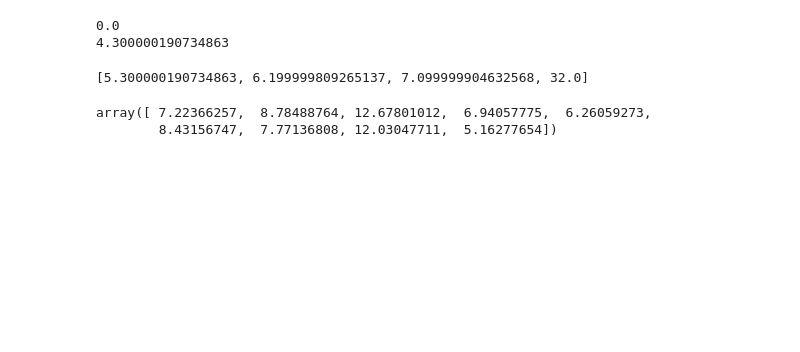
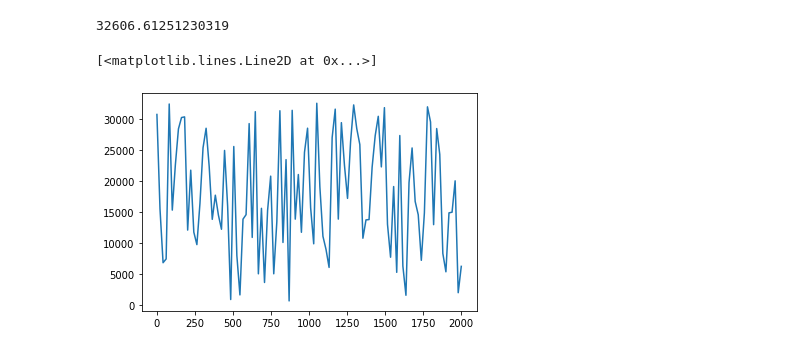
Before and after one commit to Gerardo115pp/irrFilterASM, a Jupyter notebook: test.ipynb, the cells around one changed output. Drawn from its saved outputs; the diff is of its cells as text; code cells hidden in the pictures; blank space fills up the shorter version.

Commit message:
irrFilterFinished

```diff
--- a/test.ipynb
+++ b/test.ipynb
@@ -10,26 +0,0 @@ irrFilter.restype = ctypes.c_void_p
-# %%
-sounds = [4.3, 4.2, 4.1, 4.0]
-array_type = ctypes.c_float * 4
-p_sounds = ctypes.pointer(array_type(*[0, 0, 0, 0]))
-filtred_sounds = ctypes.pointer((array_type(*[0, 0, 0, 0])))
-p_sounds.contents = array_type(*sounds)
-print(filtred_sounds.contents[0])
-print(p_sounds.contents[0])
-
-irrFilter(p_sounds, filtred_sounds, len(sounds))
-# %% [output]
-0.0
-4.300000190734863
-# %%
-print(list(filtred_sounds.contents))
-# %% [output]
-[5.300000190734863, 6.199999809265137, 7.099999904632568, 32.0]
-# %%
-import numpy as np
-sounds = (np.random.rand(4)+0.5)*32000
-p_sounds = ctypes.pointer((ctypes.c_float * len(sounds))(*sounds))
-print(list(p_sounds.contents))
-filtred_sounds = ctypes.pointer((ctypes.c_float * len(sounds))(*np.zeros(4)))
-# %% [output]
-array([ 7.22366257,  8.78488764, 12.67801012,  6.94057775,  6.26059273,
-        8.43156747,  7.77136808, 12.03047711,  5.16277654])
@@ -35,0 +6,11 @@ array([ 7.22366257,  8.78488764, 12.67801012,  6.94057775,  6.26059273,
+# %%
+SAMPLES = 100 #1048576
+TOP_VALUE = 32767
+sounds = np.abs((np.random.rand(SAMPLES)+0.01)*TOP_VALUE)
+print(np.max(sounds))
+x = np.linspace(0,SAMPLES*20,SAMPLES)
+plt.plot(x,sounds)
+# %% [output]
+32606.61251230319
+[<matplotlib.lines.Line2D at 0x...>]
+[figure, added]
```
Also changed, not shown: parts of 9 cells of this notebook, 6 other files.
